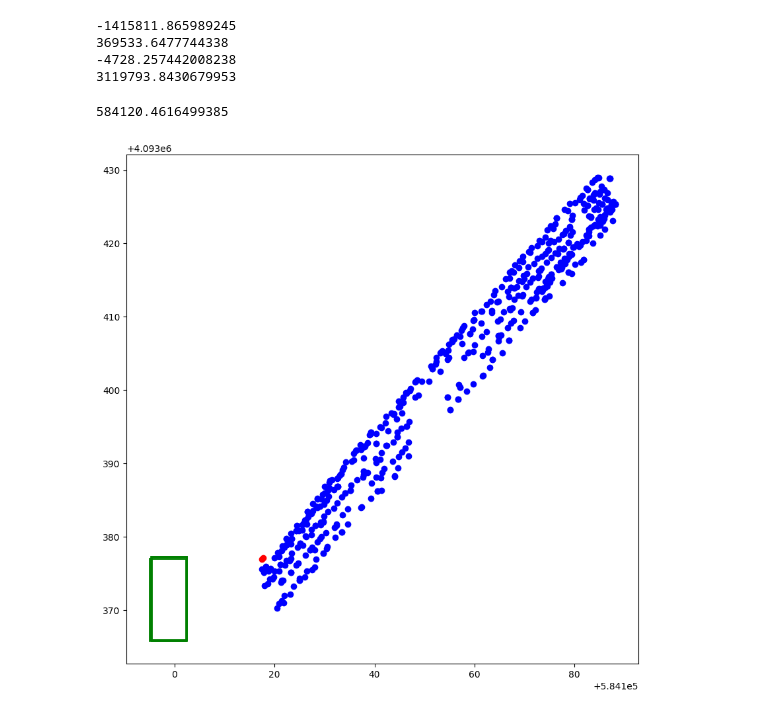
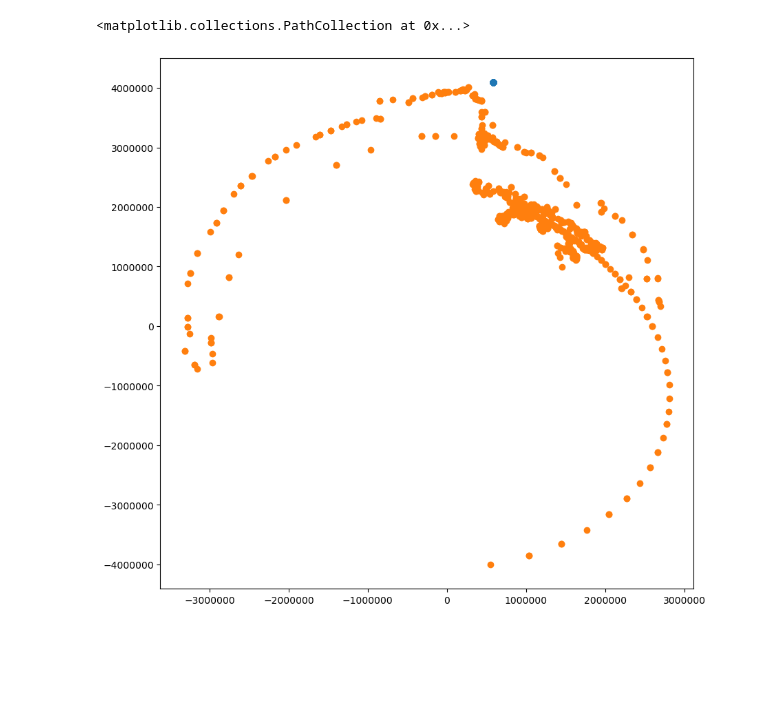
Before and after one commit to Altaffer/HARE_DatasetPipeline, a Jupyter notebook: data_labeler.ipynb, the cells around one changed output. Saved outputs shown, nothing was run; the diff lists cells and outputs as text; code cells hidden in the pictures; blank space fills up the shorter version.

```diff
--- a/data_labeler.ipynb
+++ b/data_labeler.ipynb
@@ -116,53 +130,25 @@ Series([], Name: save_loc, dtype: object)
-# %%
-print(proc_click[0].related["x"].max(axis=0) - processed_data[0].parsed.pose.map(lambda x: x[0, 3]).max(axis=0))
-print(proc_click[0].related["x"].min(axis=0) - processed_data[0].parsed.pose.map(lambda x: x[0, 3]).min(axis=0))
-print(proc_click[0].related["y"].max(axis=0) - processed_data[0].parsed.pose.map(lambda x: x[1, 3]).max(axis=0))
-print(proc_click[0].related["y"].min(axis=0) - processed_data[0].parsed.pose.map(lambda x: x[1, 3]).min(axis=0))
-# %% [output]
--1415811.865989245
-369533.6477744338
--4728.257442008238
-3119793.8430679953
-# %%
-import matplotlib.pyplot as plt
-import matplotlib.patches as patches
-
-
-max_x = proc_click[0].related["x"].max(axis=0)
-min_x = proc_click[0].related["x"].min(axis=0)
-max_y = proc_click[0].related["y"].max(axis=0)
-min_y = proc_click[0].related["y"].min(axis=0)
-
-# plot click data
-fig, ax = plt.subplots(figsize=(10, 10))
-ax.scatter(proc_click[0].related.x, proc_click[0].related.y, c='b')
-p_x = processed_data[0].parsed.pose.map(lambda x: x[0, 3])
-p_y = processed_data[0].parsed.pose.map(lambda x: x[1, 3])
-zone = (p_x >= min_x) & (p_x <= max_x) & (p_y >= min_y) & (p_y <= max_y)
-# vx_zone
-vx_max = processed_data[0].parsed.xmax[zone]
-vy_max = processed_data[0].parsed.ymax[zone]
-vx_min = processed_data[0].parsed.xmin[zone]
-vy_min = processed_data[0].parsed.ymin[zone]
-pux = p_x[zone]
-puy = p_y[zone]
-start = 0
-stop = 100
-choice = 500
-# print(pux)
-ax.scatter(pux[0:2], puy[0:2], c="r")
-print(vx_max.iloc[choice])
-for choice in range(0, 3):
-    h = vx_max.iloc[choice].item() - vx_min.iloc[choice].item()
-    w = vy_max.iloc[choice].item() - vy_min.iloc[choice].item()
-    rect = patches.Rectangle((vx_max.iloc[choice], vy_max.iloc[choice]), w, h, linewidth=2, edgecolor="g", facecolor='none')
-    # plt.scatter(vx_max[start:stop], vy_max[start:stop], c="y")
-    # plt.scatter(vx_min[start:stop], vy_min[start:stop], c="g")
-    ax.add_patch(rect)
-plt.show()
-# %% [output]
-584120.4616499385
-[figure, removed]
+# %%
+# plot things
+import matplotlib.pyplot as plt
+from matplotlib import patches
+
+fig, ax = plt.subplots(figsize=(10, 10))
+
+# ===============plot trajectory===============
+# get x and y of trajectory
+p_x = processed_data[0].parsed.pose.map(lambda x: x[0, 3])
+p_y = processed_data[0].parsed.pose.map(lambda x: x[1, 3])
+ax.scatter(p_x, p_y)
+
+# plot vision cones
+xmaxs = processed_data[0].parsed.xmax.tolist()
+ymaxs = processed_data[0].parsed.ymax.tolist()
+widths = np.asarray(xmaxs) - np.asarray(processed_data[0].parsed.xmin.tolist())
+heights = np.asarray(ymaxs) - np.asarray(processed_data[0].parsed.ymin.tolist())
+ax.scatter(xmaxs, ymaxs)
+# %% [output]
+<matplotlib.collections.PathCollection at 0x...>
+[figure, added]
 # %%
 import matplotlib.patches as patches
 from cv_bridge import CvBridge
```
Also changed, not shown: parts of 4 cells of this notebook, 2 other files.
